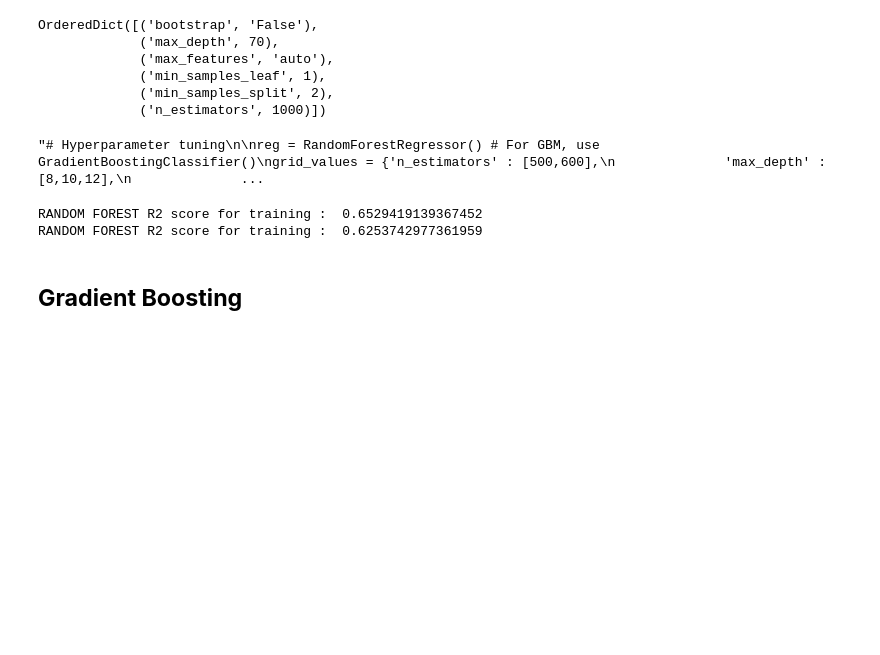
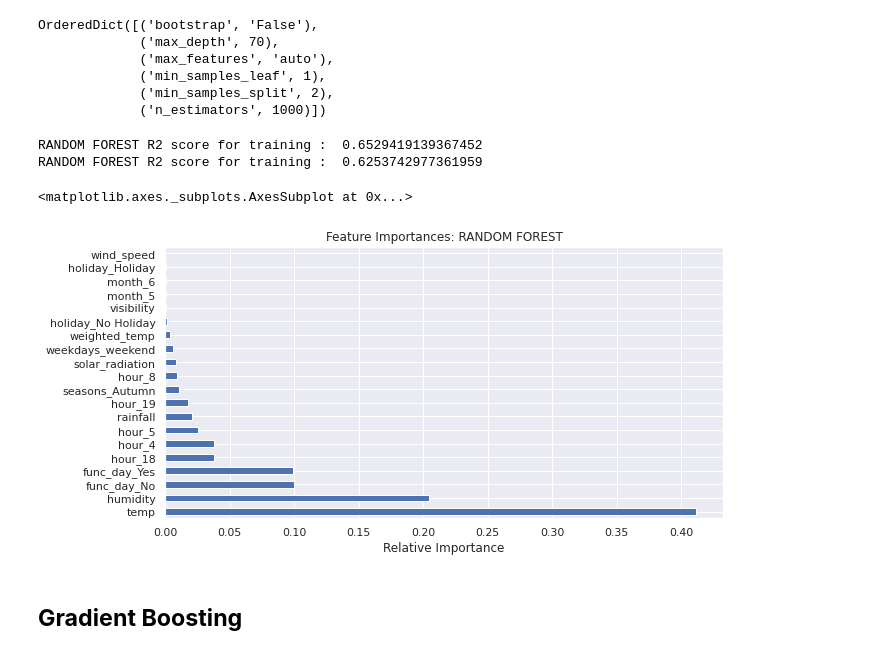
Before and after one commit to vaibhav251999/bike-sharing-demand-prediction, a Jupyter notebook: vaibhav_Bike_Sharing_Demand_Prediction_Capstone_Project.ipynb, the cells around one changed output. Saved outputs shown, nothing was run; the diff lists cells and outputs as text; code cells hidden in the pictures; blank space fills up the shorter version.

```diff
--- a/vaibhav_Bike_Sharing_Demand_Prediction_Capstone_Project.ipynb
+++ b/vaibhav_Bike_Sharing_Demand_Prediction_Capstone_Project.ipynb
@@ -780,23 +773,6 @@ OrderedDict([('bootstrap', 'False'),
              ('min_samples_leaf', 1),
              ('min_samples_split', 2),
              ('n_estimators', 1000)])
-# %%
-
-'''# Hyperparameter tuning
-
-reg = RandomForestRegressor() # For GBM, use GradientBoostingClassifier()
-grid_values = {'n_estimators' : [500,600],
-              'max_depth' : [8,10,12],
-              'min_samples_split' : [40,45,50],
-              'min_samples_leaf' : [35,40]}
-reg = GridSearchCV(reg, param_grid = grid_values, scoring = 'neg_root_mean_squared_error', cv=5)
-
-reg_grid=reg.fit(X_train,y_train)
-# Fit the object to train dataset
-reg_best_params=reg_grid.best_params_
-reg_best_params'''
-# %% [output]
-"# Hyperparameter tuning\n\nreg = RandomForestRegressor() # For GBM, use GradientBoostingClassifier()\ngrid_values = {'n_estimators' : [500,600],\n              'max_depth' : [8,10,12],\n              ...
 # %%
 reg_model = RandomForestRegressor(n_estimators=1000,       #opt.best_params_['n_estimators'],
                                      min_samples_leaf=1,    #opt.best_params_['min_samples_leaf'],
@@ -813,6 +789,17 @@ print('RANDOM FOREST R2 score for training : ',r2_score(np.square(y_test),np.squ
 # %% [output]
 RANDOM FOREST R2 score for training :  0.6529419139367452
 RANDOM FOREST R2 score for training :  0.6253742977361959
+# %%
+# Feature importances
+
+dt_feat_imp = pd.Series(reg_model.feature_importances_, index=X.columns)
+plt.figure(figsize=(10,5))
+plt.title('Feature Importances: RANDOM FOREST')
+plt.xlabel('Relative Importance')
+dt_feat_imp.nlargest(20).plot(kind='barh')
+# %% [output]
+<matplotlib.axes._subplots.AxesSubplot at 0x...>
+[figure, added]
 # %% [markdown]
 ## **Gradient Boosting**
 # %%
```
Also changed, not shown: parts of 25 cells of this notebook.
